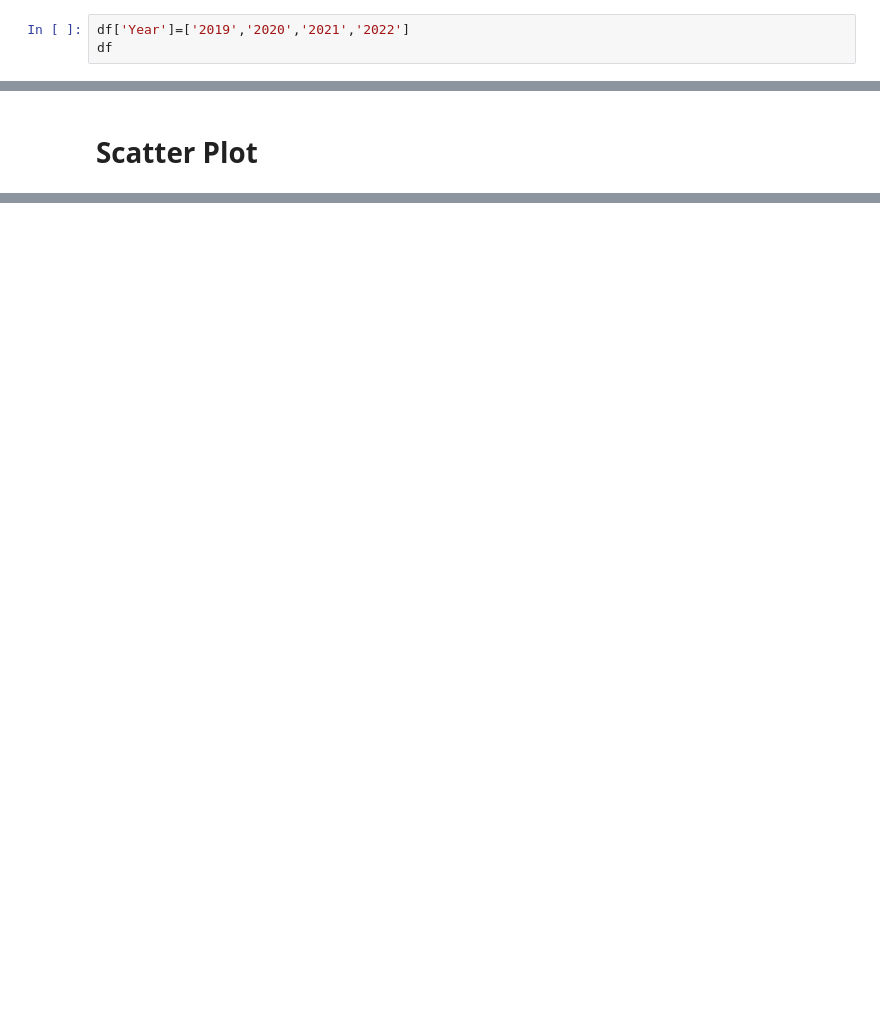
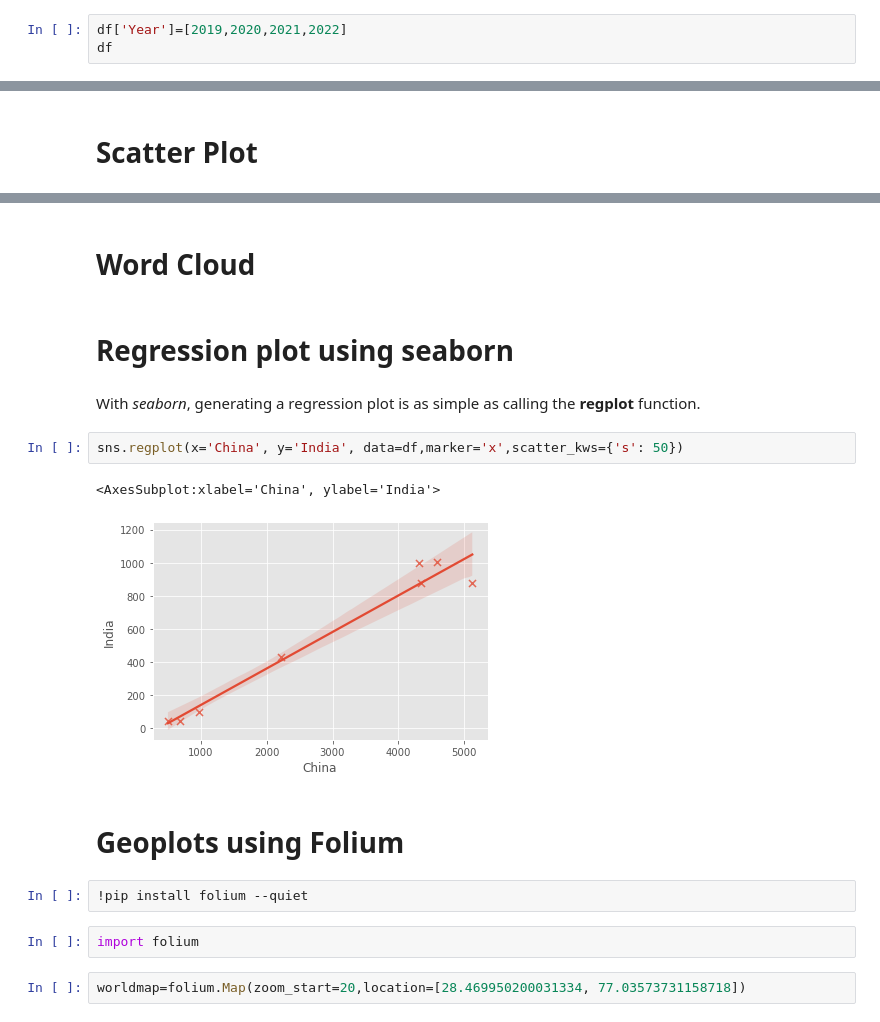
Before and after one commit to g-st180/Visualisation_Python, a Jupyter notebook: Untitled.ipynb, the cells around one changed output, grey strips where cells are left out. Cells and saved outputs as stored; diff of their text form; blank space fills up the shorter version.

Commit message:
ADDED MORE PLOTS

```diff
--- a/Untitled.ipynb
+++ b/Untitled.ipynb
@@ -17,4 +31,4 @@ df.head()
 # %%
-df['Year']=['2019','2020','2021','2022']
+df['Year']=[2019,2020,2021,2022]
 df
 # %% [output]
@@ -189,0 +180,19 @@ df.plot(kind='scatter',x='Year',y='India')
+# %% [markdown]
+# Word Cloud
+# %% [markdown]
+# Regression plot using seaborn
+# %% [markdown]
+With *seaborn*, generating a regression plot is as simple as calling the **regplot** function.
+# %%
+sns.regplot(x='China', y='India', data=df,marker='x',scatter_kws={'s': 50})
+# %% [output]
+<AxesSubplot:xlabel='China', ylabel='India'>
+[figure, added]
+# %% [markdown]
+# Geoplots using Folium
+# %%
+!pip install folium --quiet
+# %%
+import folium
+# %%
+worldmap=folium.Map(zoom_start=20,location=[28.469950200031334, 77.03573731158718])
```
Also changed, not shown: parts of 22 cells of this notebook, 1 other file.
